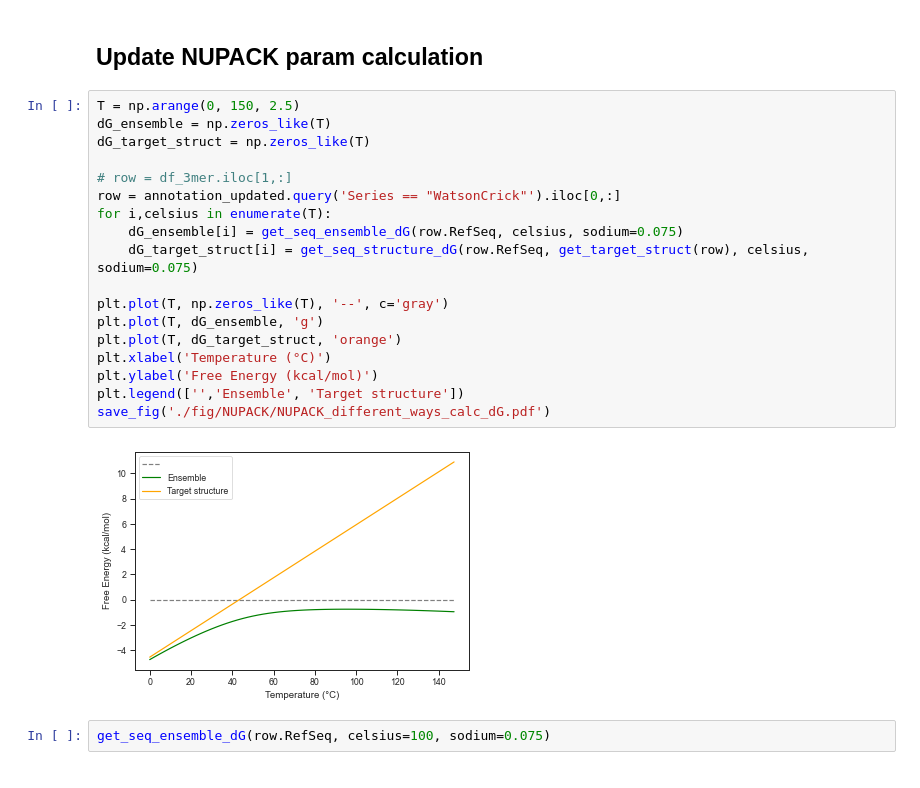
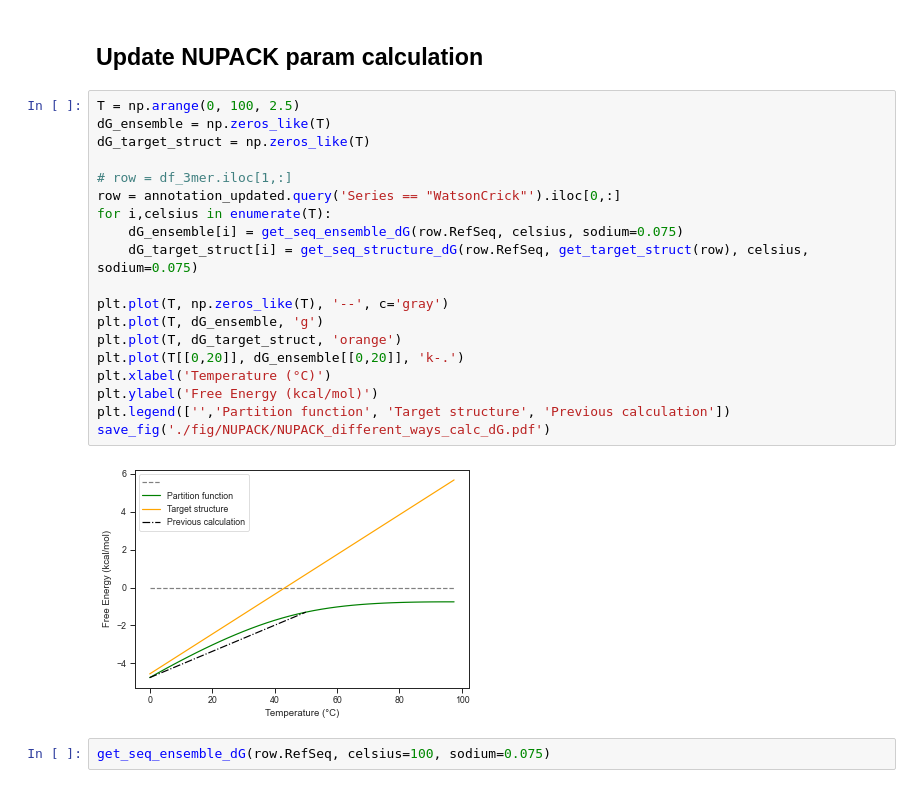
Before and after one commit to keyuxi/nnn_analysis, a Jupyter notebook: 220305_dot_bracket_annotation.ipynb, the cells around one changed output. Cells and saved outputs as stored; diff of their text form.

```diff
--- a/220305_dot_bracket_annotation.ipynb
+++ b/220305_dot_bracket_annotation.ipynb
@@ -236,25 +234,26 @@ annotation_all.to_csv('./data/annotation/NNNlib2b_annotation_20220316.tsv', sep=
 # %% [markdown]
 ## Update NUPACK param calculation
 # %%
-T = np.arange(0, 150, 2.5)
+T = np.arange(0, 100, 2.5)
 dG_ensemble = np.zeros_like(T)
 dG_target_struct = np.zeros_like(T)
 
 # row = df_3mer.iloc[1,:]
 row = annotation_updated.query('Series == "WatsonCrick"').iloc[0,:]
 for i,celsius in enumerate(T):
     dG_ensemble[i] = get_seq_ensemble_dG(row.RefSeq, celsius, sodium=0.075)
     dG_target_struct[i] = get_seq_structure_dG(row.RefSeq, get_target_struct(row), celsius, sodium=0.075)
 
 plt.plot(T, np.zeros_like(T), '--', c='gray')
 plt.plot(T, dG_ensemble, 'g')
 plt.plot(T, dG_target_struct, 'orange')
+plt.plot(T[[0,20]], dG_ensemble[[0,20]], 'k-.')
 plt.xlabel('Temperature (°C)')
 plt.ylabel('Free Energy (kcal/mol)')
-plt.legend(['','Ensemble', 'Target structure'])
+plt.legend(['','Partition function', 'Target structure', 'Previous calculation'])
 save_fig('./fig/NUPACK/NUPACK_different_ways_calc_dG.pdf')
 # %% [output]
-[figure, old version]
+[figure, new version]
 # %%
 get_seq_ensemble_dG(row.RefSeq, celsius=100, sodium=0.075)
 # %% [output]
```
Also changed, not shown: parts of 1 cell of this notebook, 8 other files.
